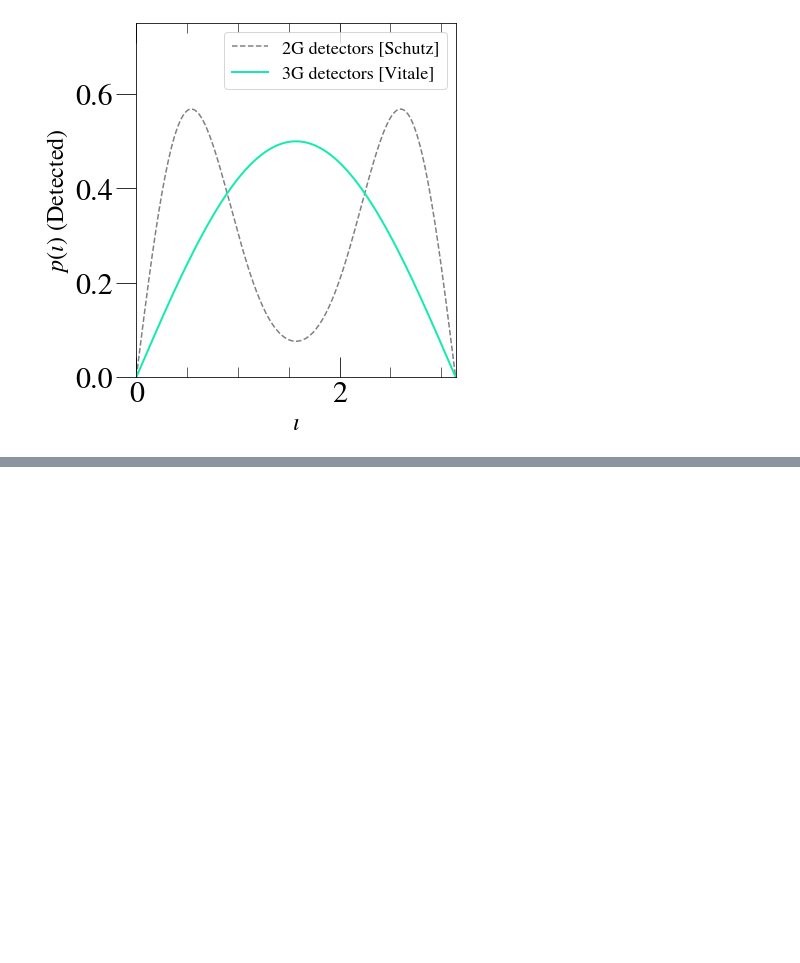
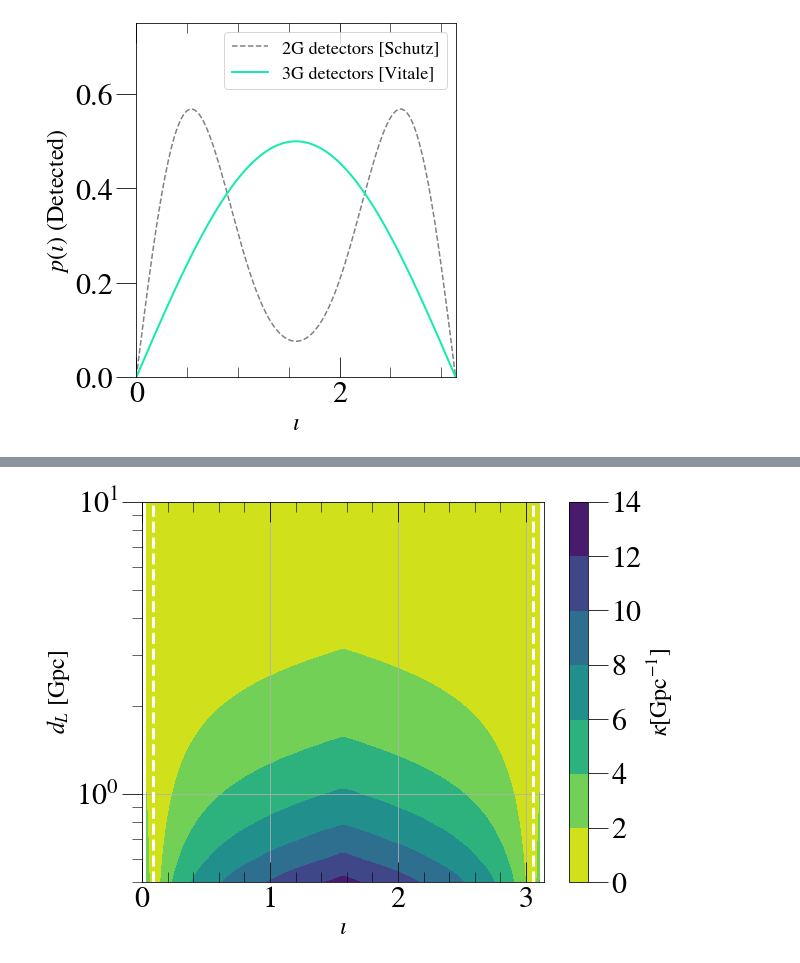
Before and after one commit to mariaokounkova/Parity_GW_GRB, a Jupyter notebook: Parity_GW_GRB.ipynb, the cells around one changed output, grey strips where cells are left out. Saved outputs shown, nothing was run; the diff lists cells and outputs as text; code cells hidden in the pictures; blank space fills up the shorter version.

Commit message:
Compute kappa constraint as a function of iota and d_L

```diff
--- a/Parity_GW_GRB.ipynb
+++ b/Parity_GW_GRB.ipynb
@@ -252,0 +298,24 @@ plt.show()
+# %%
+iotas = np.linspace(0, pi, 100)
+dLs = np.linspace(0.5, 10, 100)
+X, Y  = np.meshgrid(iotas, dLs)
+Z = kappa_constraint(X, Y)
+
+plt.figure(figsize = (9,7))
+
+contours = plt.contourf(X, Y, Z, cmap = 'viridis_r')
+cbar = plt.colorbar()
+
+cbar.set_label(r'$\kappa [\mathrm{Gpc}^{-1}]$')
+
+plt.axvline(pi/36, color = 'white', ls = '--')
+plt.axvline(pi - pi/36, color = 'white', ls = '--')
+
+plt.yscale('log')
+plt.xlabel(r'$\iota$')
+plt.ylabel(r'$d_L$ [Gpc]')
+
+plt.grid()
+plt.show()
+# %% [output]
+[figure, added]
```
Also changed, not shown: parts of 5 cells of this notebook.
